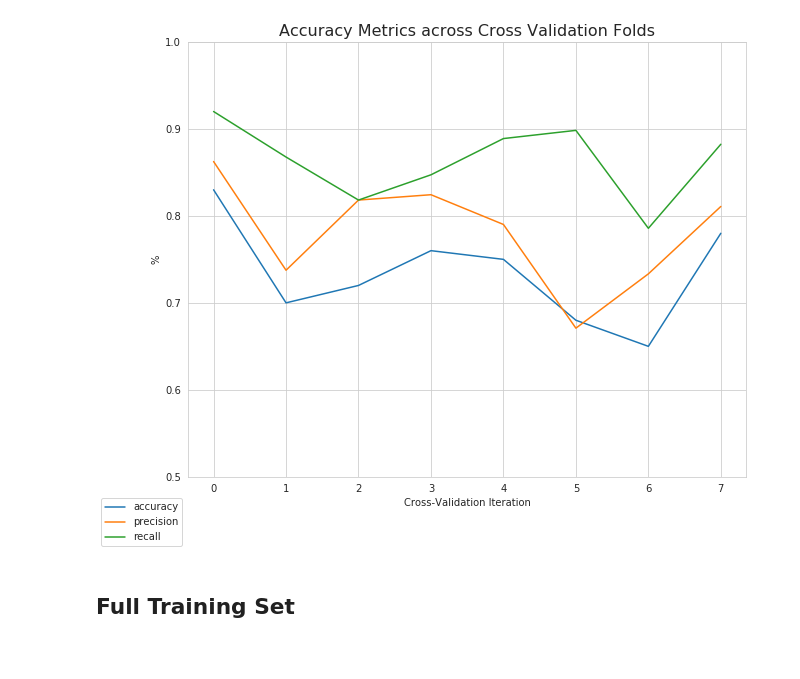
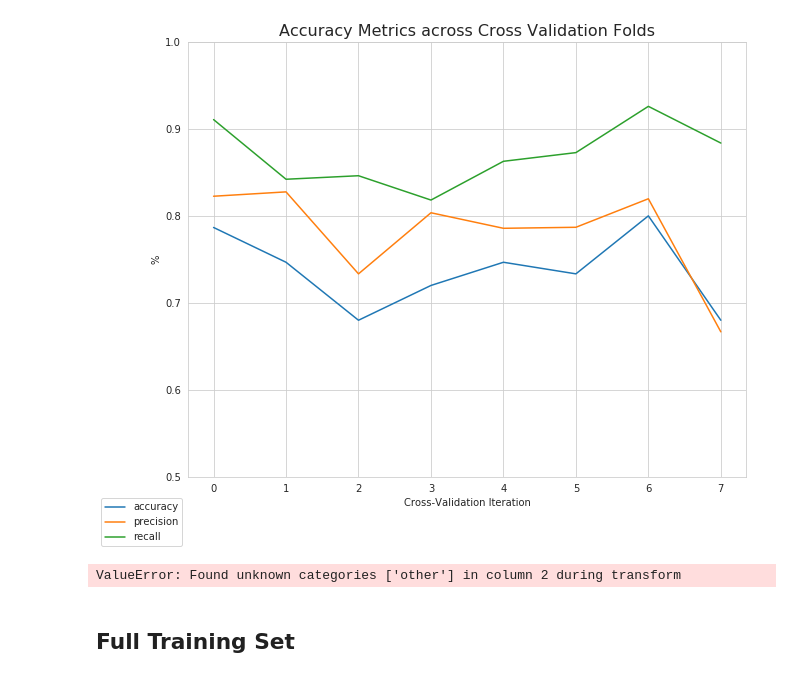
Before and after one commit to jaspajjr/weka-german-credit, a Jupyter notebook: modelling-credit-risk.ipynb, the cells around one changed output. Saved outputs shown, nothing was run; the diff lists cells and outputs as text; code cells hidden in the pictures.

```diff
--- a/modelling-credit-risk.ipynb
+++ b/modelling-credit-risk.ipynb
@@ -68,36 +79,40 @@ pipe = Pipeline(steps=[
 X = df.drop(columns=['class'])
 y = df['class']
 
-X_train, X_validation, y_train, y_validation = train_test_split(X, y, test_size=0.2)
+X_train, X_test, y_train, y_test = train_test_split(X, y, test_size=0.4)
 # %%
 sns.set_style("whitegrid")
 
 performance = []
-for train_index1, test_index in KFold(n_splits=8).split(X_train):
-    X_train1, X_test = X.iloc[train_index1], X.iloc[test_index]
-    y_train1, y_test = y.iloc[train_index1], y.iloc[test_index]
-    pipe.fit(X_train1, y_train1)
-    y_pred = pipe.predict(X_test)
+for train_subset_index, test_index in KFold(n_splits=8).split(X_train):
+    X_train_subset, X_test_subset = X.iloc[train_subset_index], X.iloc[test_index]
+    y_train_subset, y_test_subset = y.iloc[train_subset_index], y.iloc[test_index]
+    pipe.fit(X_train_subset, y_train_subset)
+    y_pred = pipe.predict(X_test_subset)
     performance.append({
-        'accuracy': accuracy_score(y_test, y_pred),
-        'recall': recall_score(y_test, y_pred),
-        'precision': precision_score(y_test, y_pred)})
+        'accuracy': accuracy_score(y_test_subset, y_pred),
+        'recall': recall_score(y_test_subset, y_pred),
+        'precision': precision_score(y_test_subset, y_pred)})
 
 fig, ax = plt.subplots(figsize=(10, 8))
 
 ax.plot([x['accuracy'] for x in performance], label='accuracy')
 ax.plot([x['precision'] for x in performance], label='precision')
 ax.plot([x['recall'] for x in performance], label='recall')
 
 ax.set_ylim(.5, 1)
 ax.set_ylabel('%')
 ax.set_xlabel('Cross-Validation Iteration')
 ax.set_title('Accuracy Metrics across Cross Validation Folds',
              fontdict={'fontsize': 16});
 
 fig.legend(loc=3);
 # %% [output]
-[figure, old version]
+[figure, new version]
+# %%
+learning_curve(pipe, X_train, y_train, cv=8)
+# %% [output]
+ValueError: Found unknown categories ['other'] in column 2 during transform
 # %% [markdown]
 ## Full Training Set
 # %%
```
Also changed, not shown: parts of 12 cells of this notebook.
